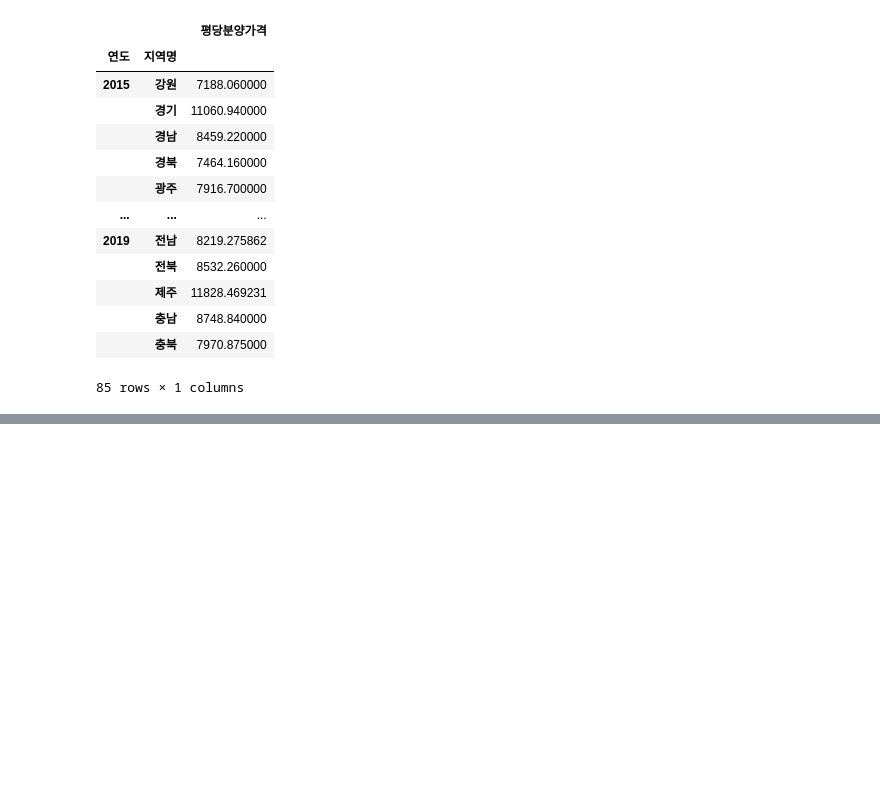
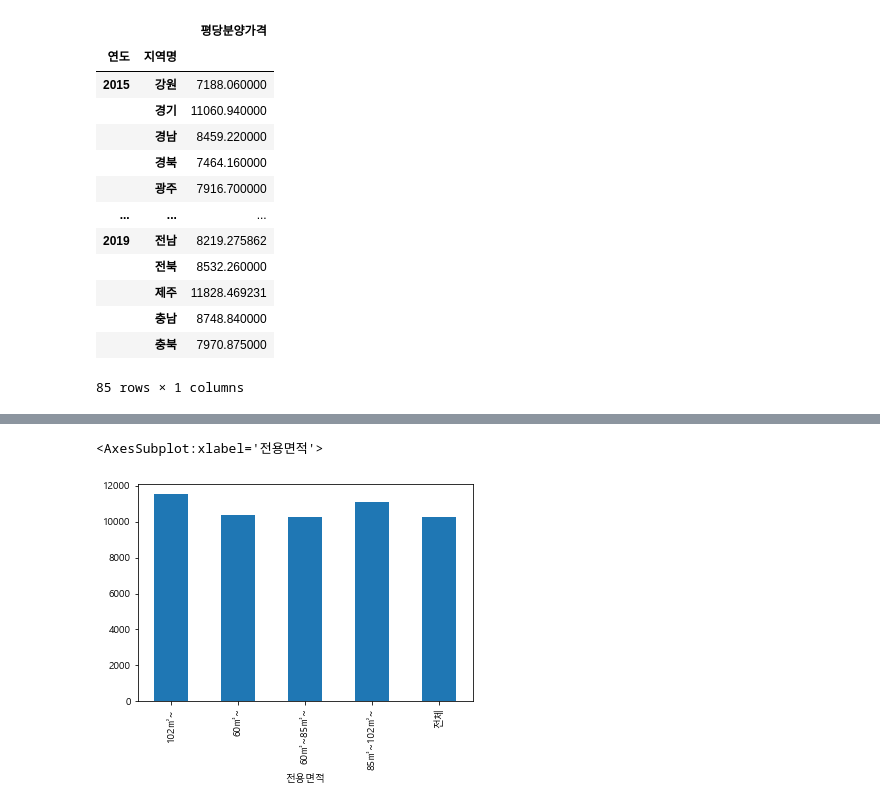
Before and after one commit to taeheelee90/seoulAPTprice, a Jupyter notebook: Real Estate Price - Sales Price (Seoul APT).ipynb, the cells around one changed output, grey strips where cells are left out. Drawn from its saved outputs; the diff is of its cells as text; code cells hidden in the pictures; blank space fills up the shorter version.

```diff
--- a/Real Estate Price - Sales Price (Seoul APT).ipynb
+++ b/Real Estate Price - Sales Price (Seoul APT).ipynb
@@ -471,0 +497,6 @@ Groupbyand Pivot Table make same result
+# %%
+# AVG/space - bar graph
+df_last.groupby(["전용면적"])["평당분양가격"].mean().plot.bar()
+# %% [output]
+<AxesSubplot:xlabel='전용면적'>
+[figure, added]
```
Also changed, not shown: parts of 10 cells of this notebook.
